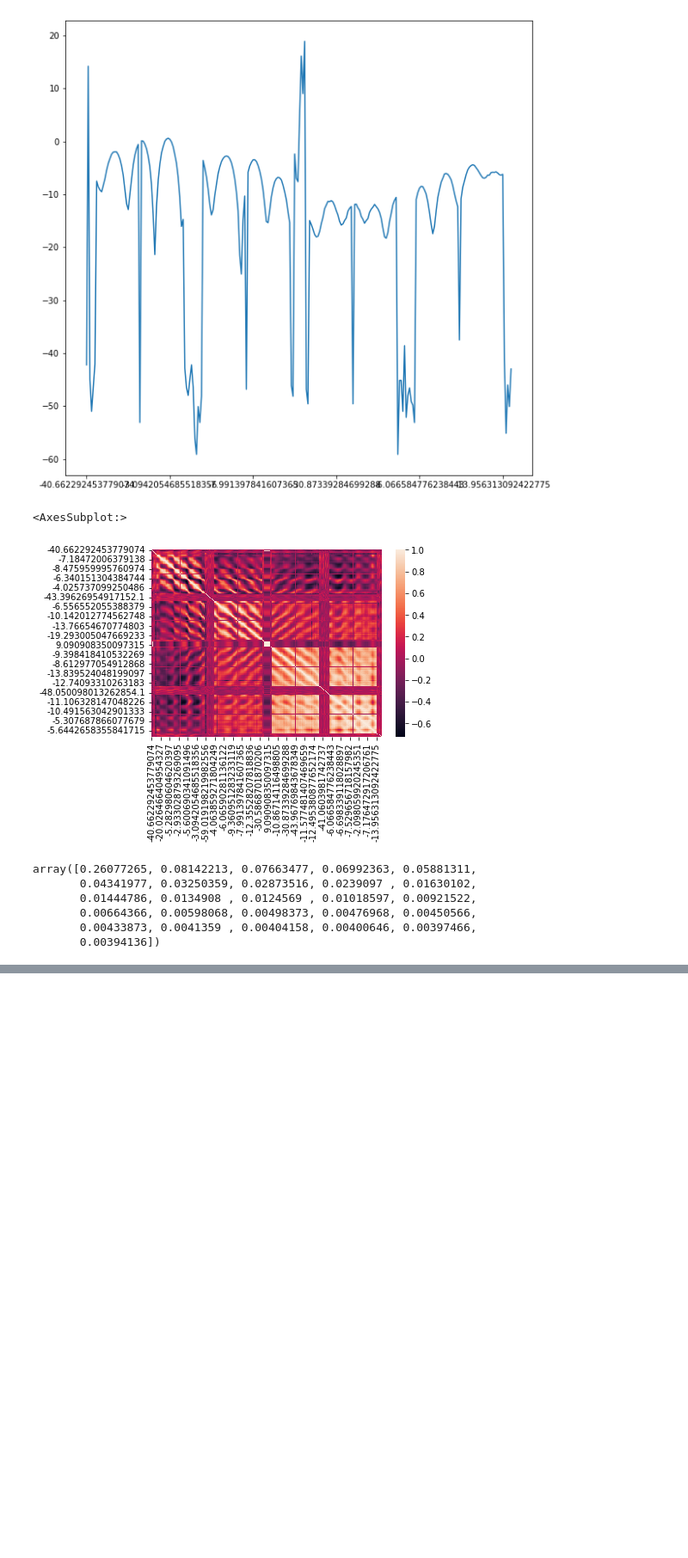
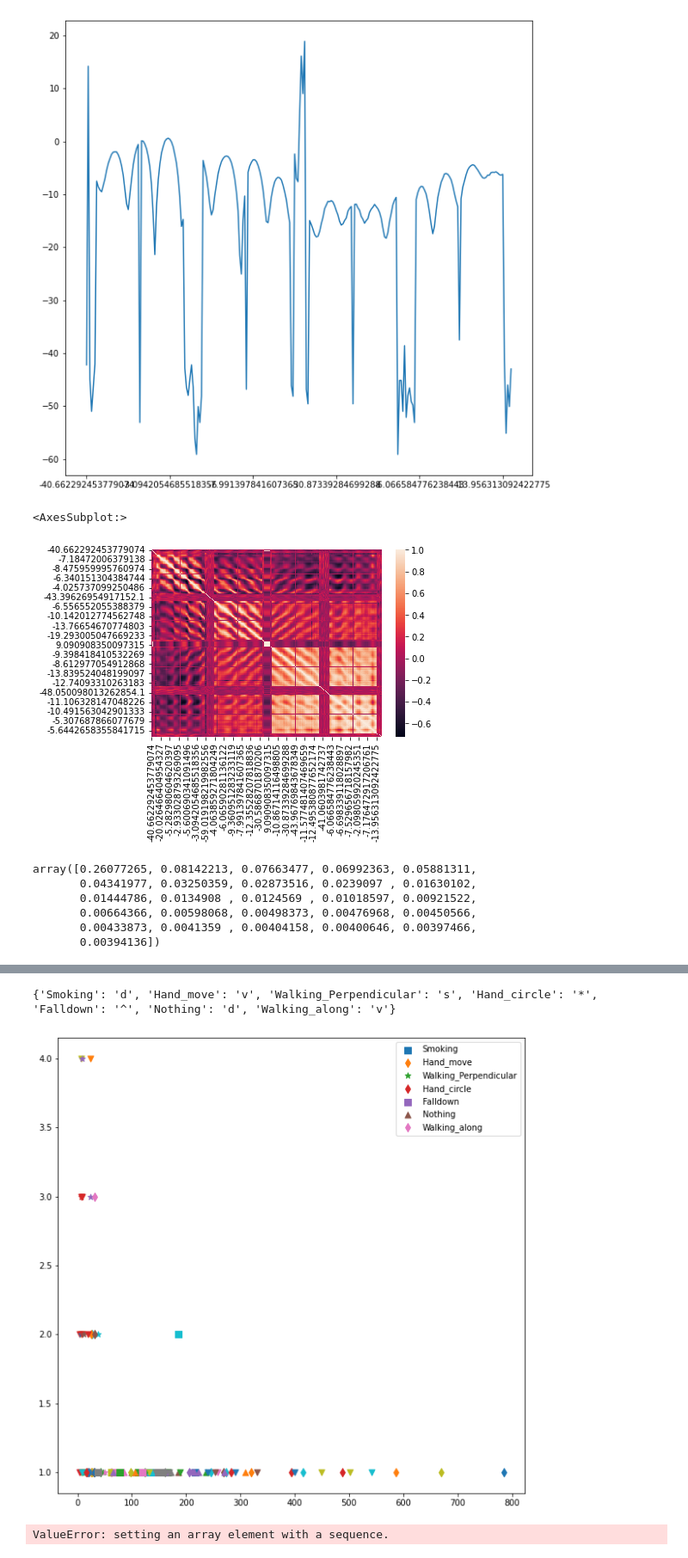
Before and after one commit to srk-practicum/2022-knu-wmi, a Jupyter notebook: WMI-worksheet.ipynb, the cells around one changed output, grey strips where cells are left out. Shown: that part at 86% size. Cells and saved outputs as stored; diff of their text form; code cells hidden in the pictures; blank space fills up the shorter version.

```diff
--- a/WMI-worksheet.ipynb
+++ b/WMI-worksheet.ipynb
@@ -176,8 +176,8 @@ import pywt
 import matplotlib.pyplot as plt
 #need to count every time
 window_size = 50
-N = 7
-L = 15
+N = 8
+L = 16
 def running_mean(window_size, matrix_el):
     return pd.Series(matrix_el).rolling(window=window_size, min_periods=1, center=True).mean().to_numpy()
 
@@ -204,9 +204,10 @@ for filename in onlyfiles:
         label_array.append(label)
     data.append(new_csi)
     data_label_array.append(label)
-    plt.figure()
-    plt.specgram(coef)
+    #plt.figure()
+    #plt.specgram(coef)
 
 print(label_array)
+print(data)
 # %% [output]
 ['Walking_Perpendicular', 'Nothing', 'Hand_circle', 'Smoking', 'Falldown', 'Walking_along', 'Hand_move']
@@ -224,0 +223,10 @@ print(label_array)
+# %%
+target_labels = [label_array.index(i) for i in label_array]
+print(target_labels)
+frames = []
+labels = []
+for frame, label in plot:
+    frames.append(frame)
+    labels.append(label)
+print(frames)
+print(labels)
@@ -224,0 +237,24 @@ print(label_array)
+# %%
+frames = np.array(frames)
+pos = []
+keys = {}
+plt.figure(figsize = (10,10))
+for num in frames:
+   if num not in keys:
+      keys[num] = 1
+      pos.append(1)
+   else:
+      keys[num] += 1
+      pos.append(keys[num])
+
+markers = ["d", "v", "s", "*", "^", "d", "v", "*", "1", "+", "P", "X", "D", "x"]
+markers = {key:val for key, val in zip(set(labels), markers)}
+print(markers)
+for frame, p, label in zip(frames, pos, labels):
+  marker = markers[label]
+  plt.scatter(frame, p, marker=marker, s=50)
+plt.legend(markers.keys(), numpoints=1)
+plt.show()
+# %% [output]
+{'Smoking': 'd', 'Hand_move': 'v', 'Walking_Perpendicular': 's', 'Hand_circle': '*', 'Falldown': '^', 'Nothing': 'd', 'Walking_along': 'v'}
+[figure, added]
@@ -224,0 +278,16 @@ print(label_array)
+# %%
+from sklearn import metrics
+from sklearn.ensemble import RandomForestClassifier
+
+train_data, test_data = train_test_split(dataset, test_size=0.3)
+train_feature = train_data.drop(columns=['labels'])
+train_target = train_data['labels']
+test_feature = test_data.drop(columns=['labels'])
+test_target = test_data['labels']
+model = RandomForestClassifier(max_features='auto', oob_score=True, random_state=1, n_jobs=-1)
+print(train_feature)
+model.fit(train_feature, train_target)
+target_predict = model.predict(test_feature)
+print("accuracy: ", metrics.accuracy_score(test_target, target_predict))
+# %% [output]
+ValueError: setting an array element with a sequence.
```
Also changed, not shown: parts of 4 cells of this notebook.
